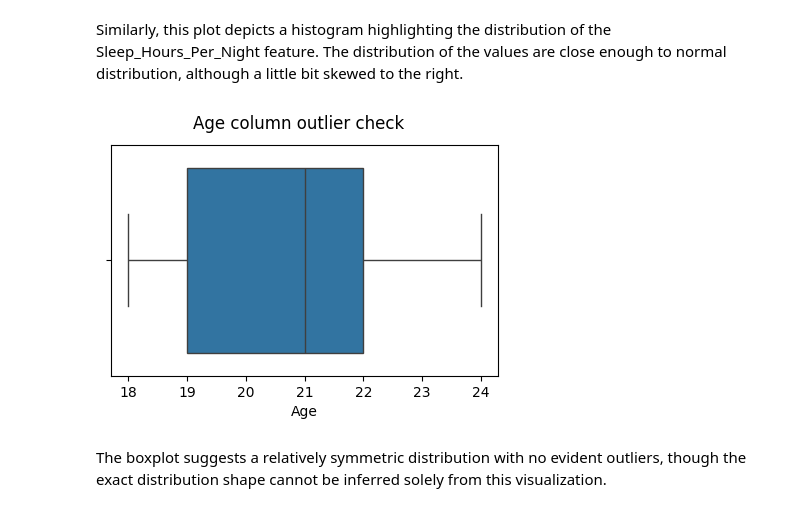
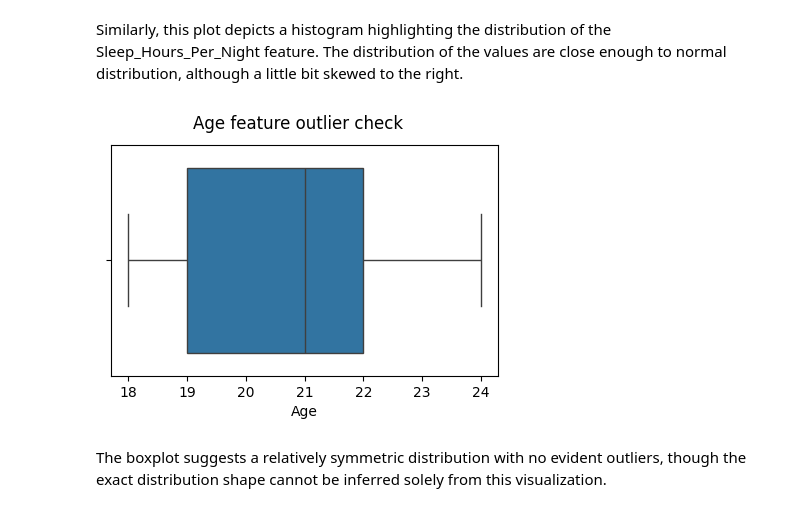
Before and after one commit to Andradev101/pause-student-social-media-addiction-eda, a Jupyter notebook: notebooks/eda.ipynb, the cells around one changed output. Saved outputs shown, nothing was run; the diff lists cells and outputs as text; code cells hidden in the pictures.

```diff
--- a/notebooks/eda.ipynb
+++ b/notebooks/eda.ipynb
@@ -124,10 +127,10 @@ The distribution of the values are close enough to normal distribution, although
 # %%
 plt.figure(figsize=(5, 3))
 sns.boxplot(data=df, x='Age')
-plt.suptitle("Age column outlier check")
+plt.suptitle("Age feature outlier check")
 plt.show()
 # %% [output]
-[figure, old version]
+[figure, new version]
 # %% [markdown]
 The boxplot suggests a relatively symmetric distribution with no evident outliers, though the exact distribution shape cannot be inferred solely from this visualization.
 # %% [markdown]
```
Also changed, not shown: parts of 9 cells of this notebook.
